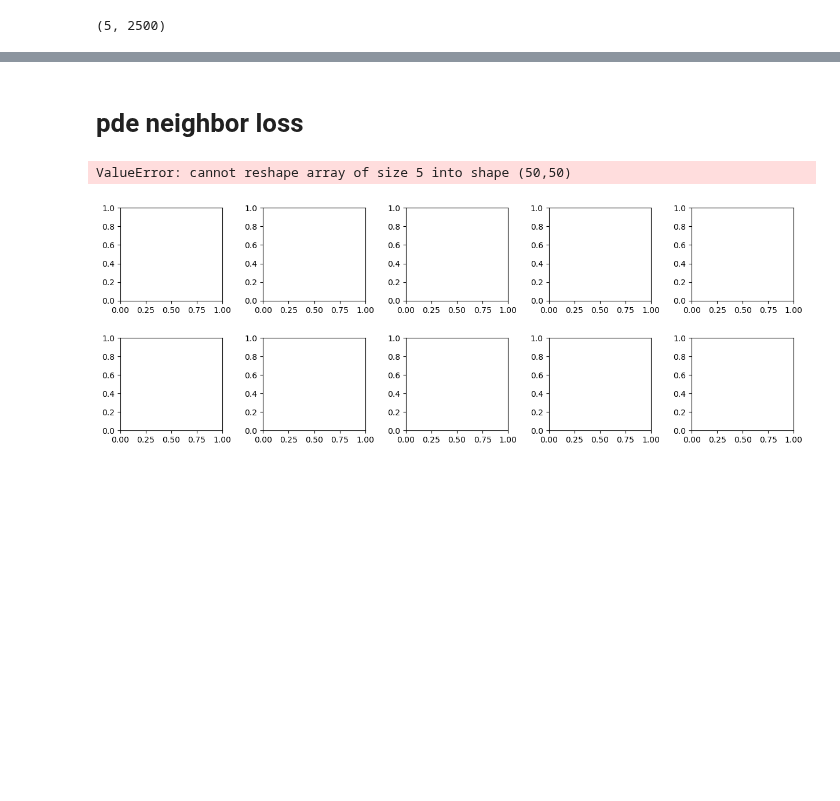
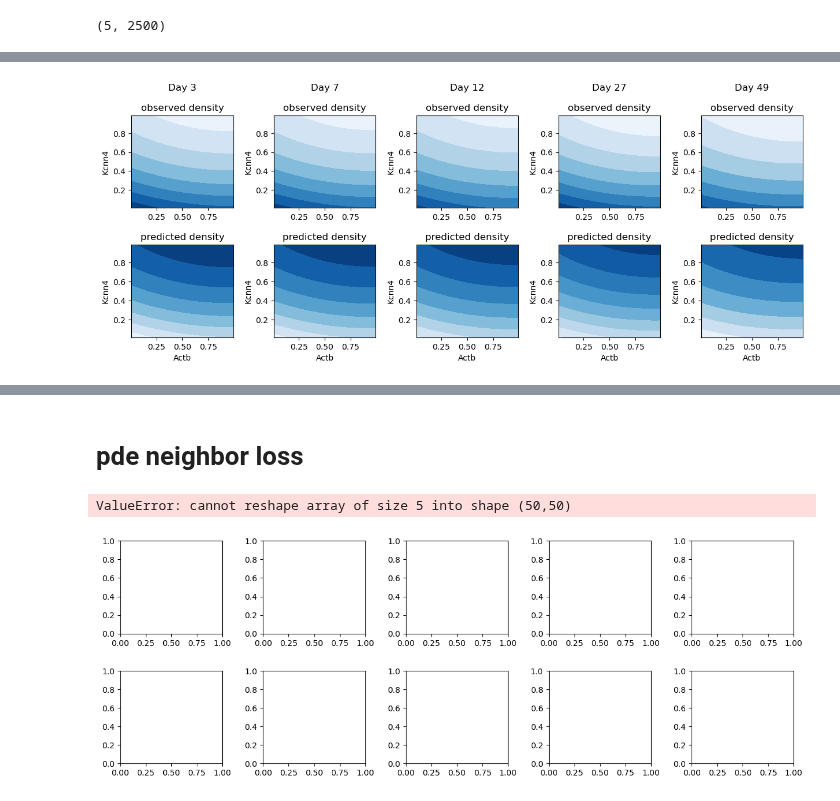
Before and after one commit to oZwZo/PINN_dynamics, a Jupyter notebook: Explore_Notebook/6.simulation/6-6.pde_discretized_eval.ipynb, the cells around one changed output, grey strips where cells are left out. Cells and saved outputs as stored; diff of their text form; code cells hidden in the pictures; blank space fills up the shorter version.

```diff
--- a/Explore_Notebook/6.simulation/6-6.pde_discretized_eval.ipynb
+++ b/Explore_Notebook/6.simulation/6-6.pde_discretized_eval.ipynb
@@ -135,0 +237,4 @@ PINN.pl.meshgrid_density_by_time(u_b, u_int_all, train_DS, 'Actb', 'Kcnn4');
+# %%
+fig, ax = PINN.pl.meshgrid_density_by_time(v_hat[:,:,0], v_hat[:,:,1], train_DS, 'Actb', 'Kcnn4');
+# %% [output]
+[figure, added]
```
Also changed, not shown: parts of 28 cells of this notebook.
